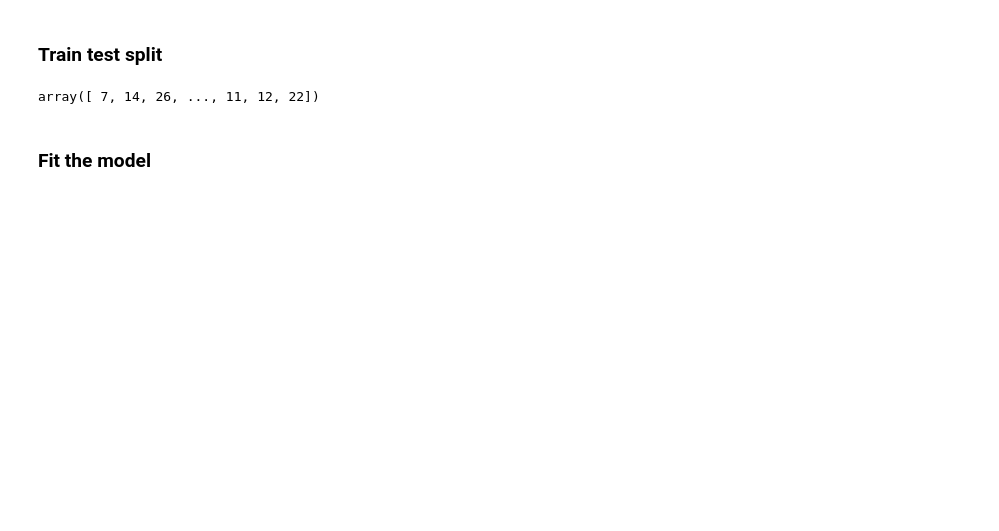
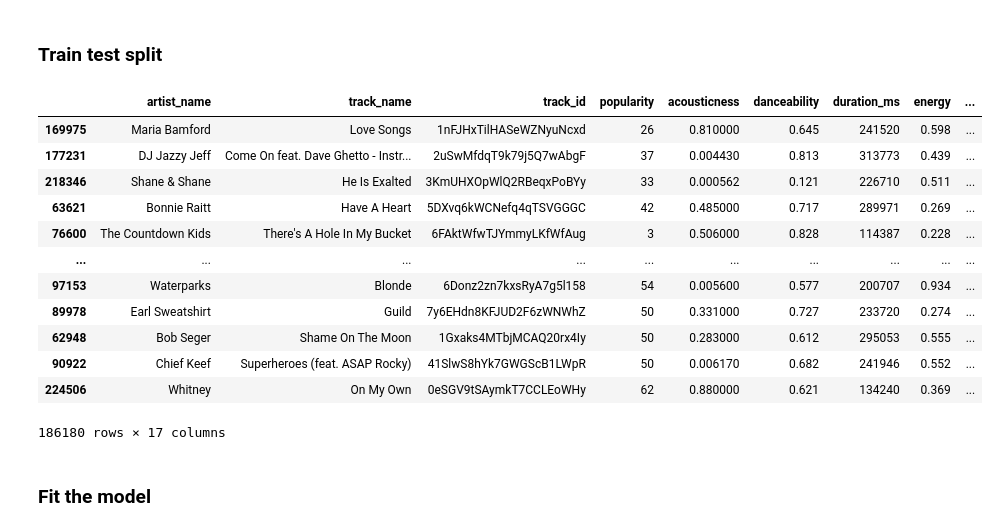
Before and after one commit to remijul/tutorial, a Jupyter notebook: Pipeline_Exo.ipynb, the cells around one changed output. Saved outputs shown, nothing was run; the diff lists cells and outputs as text; code cells hidden in the pictures; blank space fills up the shorter version.

```diff
--- a/Pipeline_Exo.ipynb
+++ b/Pipeline_Exo.ipynb
@@ -181,10 +193,22 @@ Pipeline(steps=[('preparation',
 ### Train test split
 # %%
 X_train, X_test, y_train, y_test = train_test_split(X, y, test_size=0.2, random_state=2, stratify=y)
-# %%
-y_train
-# %% [output]
-array([ 7, 14, 26, ..., 11, 12, 22])
+# %%
+X_train
+# %% [output]
+|  | artist_name | track_name | track_id | popularity | acousticness | danceability | duration_ms | energy | ... |
+| 169975 | Maria Bamford | Love Songs | 1nFJHxTilHASeWZNyuNcxd | 26 | 0.810000 | 0.645 | 241520 | 0.598 | ... |
+| 177231 | DJ Jazzy Jeff | Come On feat. Dave Ghetto - Instr... | 2uSwMfdqT9k79j5Q7wAbgF | 37 | 0.004430 | 0.813 | 313773 | 0.439 | ... |
+| 218346 | Shane & Shane | He Is Exalted | 3KmUHXOpWlQ2RBeqxPoBYy | 33 | 0.000562 | 0.121 | 226710 | 0.511 | ... |
+| 63621 | Bonnie Raitt | Have A Heart | 5DXvq6kWCNefq4qTSVGGGC | 42 | 0.485000 | 0.717 | 289971 | 0.269 | ... |
+| 76600 | The Countdown Kids | There's A Hole In My Bucket | 6FAktWfwTJYmmyLKfWfAug | 3 | 0.506000 | 0.828 | 114387 | 0.228 | ... |
+| ... | ... | ... | ... | ... | ... | ... | ... | ... | ... |
+| 97153 | Waterparks | Blonde | 6Donz2zn7kxsRyA7g5l158 | 54 | 0.005600 | 0.577 | 200707 | 0.934 | ... |
+| 89978 | Earl Sweatshirt | Guild | 7y6EHdn8KFJUD2F6zWNWhZ | 50 | 0.331000 | 0.727 | 233720 | 0.274 | ... |
+| 62948 | Bob Seger | Shame On The Moon | 1Gxaks4MTbjMCAQ20rx4Iy | 50 | 0.283000 | 0.612 | 295053 | 0.555 | ... |
+| 90922 | Chief Keef | Superheroes (feat. ASAP Rocky) | 41SlwS8hYk7GWGScB1LWpR | 50 | 0.006170 | 0.682 | 241946 | 0.552 | ... |
+| 224506 | Whitney | On My Own | 0eSGV9tSAymkT7CCLEoWHy | 62 | 0.880000 | 0.621 | 134240 | 0.369 | ... |
+186180 rows × 17 columns
 # %% [markdown]
 ### Fit the model
 # %%
```
Also changed, not shown: parts of 15 cells of this notebook.
